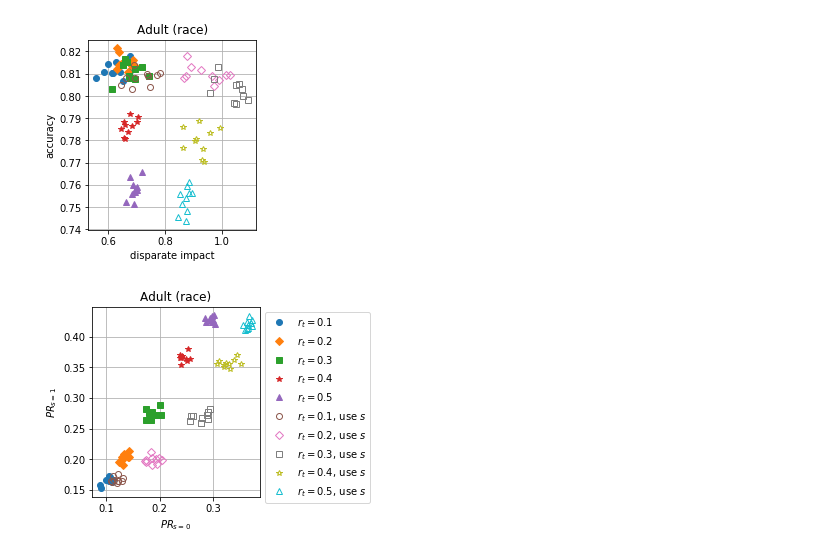
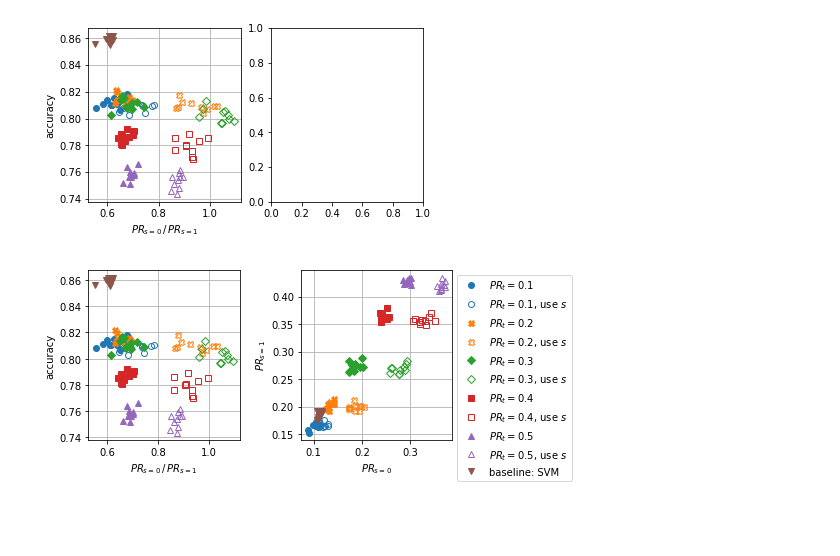
Before and after one commit to predictive-analytics-lab/fairness-comparison, a Jupyter notebook: analysis/dempar_workshop.ipynb, the cells around one changed output. Cells and saved outputs as stored; diff of their text form; code cells hidden in the pictures; blank space fills up the shorter version.

Commit message:
Better plots

```diff
--- a/analysis/dempar_workshop.ipynb
+++ b/analysis/dempar_workshop.ipynb
@@ -4,8 +4,8 @@ import plot_helpers as ph
 from matplotlib import pyplot as plt
 # %%
 fairgp_files = [
-    ('../results/parity_tar_adult_2018-09-10/adult_race_numerical-binsensitive.csv', 'Adult (race)'),
-    ('../results/parity_tar_adult_2018-09-10/adult_sex_numerical-binsensitive.csv', 'Adult (gender)'),
+    ('../results/parity_tar_adult_2018-09-10/adult_race_numerical-binsensitive.csv', ''),
+    #('../results/parity_tar_adult_2018-09-10/adult_sex_numerical-binsensitive.csv', ''),
 ]
 def label_change(label):
     parts = label.split('_')
@@ -16,7 +16,27 @@ def label_change(label):
     #return f"FairGPparity{optional_star}", in_True
     #return "average" if mode == "True" else mode, True
     num = label.split('_')[-1]
-    return f"$r_t={num}${with_s}", not in_True
+    return f"$PR_t={num}${with_s}", not in_True
 
 fairgp = ph.parse_all(fairgp_files, label_change)
-data = fairgp
+# %%
+baseline_files = [
+    ('../results/parity_opp_update_2018-08-28/par_fixed/adult_race_baseline.csv', ''),
+    #('../results/parity_opp_update_2018-08-28/par_fixed/adult_sex_baseline.csv', ''),
+]
+def label_change(label):
+#     algos = [
+#         #'ZafarFairness',
+#         #'ZafarAccuracy',
+#         #'SVM',
+#         #'GP',
+#         #'DecisionTree',
+#     ]
+#     if label in algos:
+#         return label, True
+    #if label == 'ZafarAccuracy':
+    #    return 'baseline: Zafar', True
+    if label == 'SVM':
+        return 'baseline: SVM', True
+
+baselines = ph.parse_all(baseline_files, label_change)
@@ -23,2 +45,2 @@ data = fairgp
 # %%
-#data = ph.reorder_entries(data, [0, 1, 2, 3, 4, 5])
+fairgp = ph.choose_entries(fairgp, [0, 5, 1, 6, 2, 7, 3, 8, 4, 9])
@@ -25,21 +71,24 @@ data = fairgp
 # %%
-xaxis = ('DIbinary', 'disparate impact')
+xaxis = ('DIbinary', '$PR_{s=0}\\,/\\,PR_{s=1}$')
 yaxis = ('accuracy', 'accuracy')
-plt.close('all')
-fig, plot = plt.subplots(figsize=(3, 3.5))
-ph.scatter(plot, data[0], xaxis, yaxis, legend=None)
+fig, plots = plt.subplots(ncols=2, figsize=(6, 3.2))
+ph.scatter(plots[0], fairgp[0], xaxis, yaxis, legend=None)
+ph.scatter(plots[0], baselines[0], xaxis, yaxis, legend=None, startindex=5)
 #plot.set_ylim(0.785, 0.865)
 #plot.set_xlim(0.2, 1.5)
-fig.savefig("/its/home/tk324/dev/latex/nips2018_workshop/figures/dempar_acc_vs_di.eps", dpi=200, bbox_extra_artists=[], bbox_inches='tight')
+#fig.savefig("/its/home/tk324/dev/latex/nips2018_workshop/figures/dempar_acc_vs_di.eps", dpi=200, bbox_extra_artists=[], bbox_inches='tight')
 # %% [output]
-[figure, old version]
+[figure, new version]
 # %%
 xaxis = ('0-PR-race', '$PR_{s=0}$')
 yaxis = ('1-PR-race', '$PR_{s=1}$')
-fig, plot = plt.subplots(figsize=(3, 3.5))
-legend = ph.scatter(plot, data[0], xaxis, yaxis, legend="outside")
+legends = []
+legends.append(ph.scatter(plots[1], fairgp[0], xaxis, yaxis, legend="outside"))
+legends.append(ph.scatter(plots[1], baselines[0], xaxis, yaxis, legend="outside", startindex=5))
 #plot.set_ylim(0.785, 0.865)
 #plot.set_xlim(0.2, 1.5)
-fig.savefig("/its/home/tk324/dev/latex/nips2018_workshop/figures/dempar.eps", dpi=200, bbox_extra_artists=[legend], bbox_inches='tight')
+fig.tight_layout()
+fig.savefig("/its/home/tk324/dev/latex/nips2018_workshop/figures/dempar.pdf", dpi=200, bbox_extra_artists=legends, bbox_inches='tight')
+fig
 # %% [output]
-[figure, old version]
+[figure, new version]
```
Also changed, not shown: parts of 4 cells of this notebook, 2 other files.
